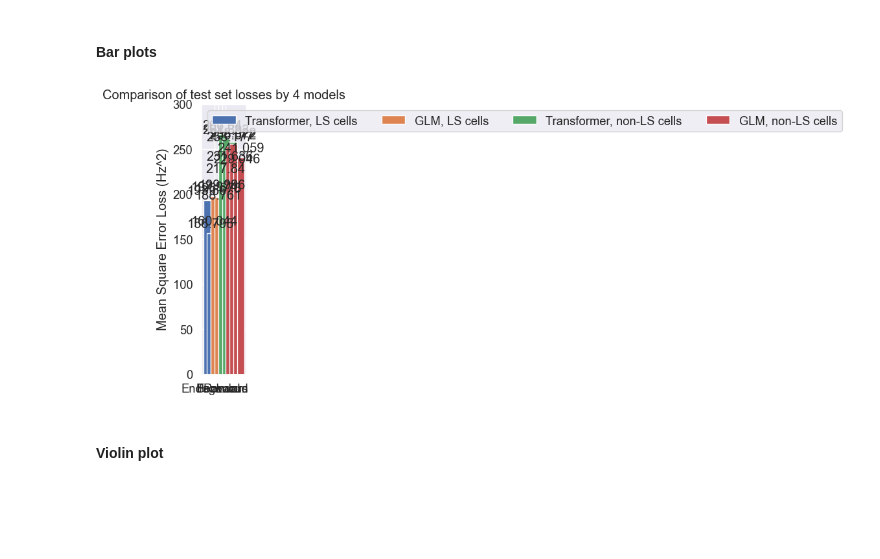
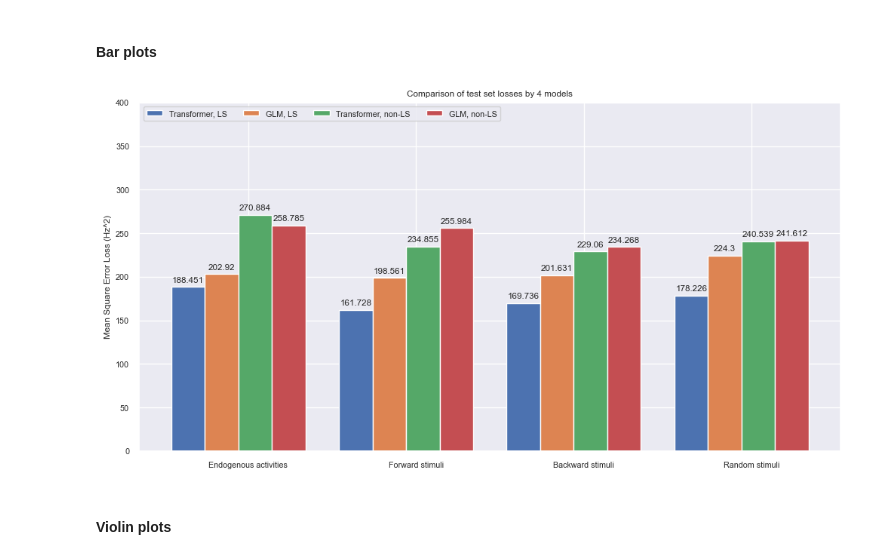
Before and after one commit to cngzlsh/approx_brain, a Jupyter notebook: poster.ipynb, the cells around one changed output. Drawn from its saved outputs; the diff is of its cells as text; code cells hidden in the pictures; blank space fills up the shorter version.

```diff
--- a/poster.ipynb
+++ b/poster.ipynb
@@ -83,7 +82,7 @@ Process all output (EPhys) data into independent vectors of length 1 (time step)
 The offset between input and output is -4 steps, found earlier by GLM. This is because there is a time delay in fluorescence decay.
 # %%
 tsteps = 15
-cutoff_size = 4
+cutoff_size = 2
 
 assert ephys_rates.shape[0] == img_array.shape[0]
 
@@ -311,10 +322,10 @@ Saved model parameters and training stats to ./data/biological/trained_models/LS
 Load best model parameters and show test losses
 # %%
 
-with open('./data/biological/trained_models/LS-transformer-param.pkl', 'rb') as f:
-    data = pickle.load(f)
-    f.close()
-return_dict = data['train_data']
+# with open('./data/biological/trained_models/LS-transformer-param.pkl', 'rb') as f:
+#     data = pickle.load(f)
+#     f.close()
+# return_dict = data['train_data']
 
 DNN_LS.load_state_dict(return_dict['best_eval_params'])
 
@@ -675,46 +682,48 @@ glm_nLS_losses
 # %% [markdown]
 #### Bar plots
 # %%
-stim_types = ['Endogenous', 'Forward', 'Backward', 'Random']
+sns.set(font_scale=0.7)
+stim_types = ['Endogenous activities', 'Forward stimuli', 'Backward stimuli', 'Random stimuli']
 mses = {
-    'Transformer, LS cells': (LS_test_pred_loss[non_stim_mse_idx].sum()/len(non_stim_mse_idx)/13,
+    'Transformer, LS': (LS_test_pred_loss[non_stim_mse_idx].sum()/len(non_stim_mse_idx)/13,
                               LS_test_pred_loss[forward_mse_idx].sum()/len(forward_mse_idx)/13,
                               LS_test_pred_loss[backward_mse_idx].sum()/len(backward_mse_idx)/13,
                               LS_test_pred_loss[random_mse_idx].sum()/len(random_mse_idx)/13),
-    'GLM, LS cells': (glm_LS_losses[non_stim_mse_idx].sum() / len(non_stim_mse_idx)/13,
+    'GLM, LS': (glm_LS_losses[non_stim_mse_idx].sum() / len(non_stim_mse_idx)/13,
                       glm_LS_losses[forward_mse_idx].sum() / len(forward_mse_idx)/13,
                       glm_LS_losses[backward_mse_idx].sum() / len(backward_mse_idx)/13,
                       glm_LS_losses[random_mse_idx].sum() / len(random_mse_idx)/13),
-    'Transformer, non-LS cells': (nLS_test_pred_loss[non_stim_mse_idx].sum() / len(non_stim_mse_idx)/64,
+    'Transformer, non-LS': (nLS_test_pred_loss[non_stim_mse_idx].sum() / len(non_stim_mse_idx)/64,
                                   nLS_test_pred_loss[forward_mse_idx].sum() / len(forward_mse_idx)/64,
                                   nLS_test_pred_loss[backward_mse_idx].sum() / len(backward_mse_idx)/64,
                                   nLS_test_pred_loss[random_mse_idx].sum() / len(random_mse_idx)/64),
-    'GLM, non-LS cells': (glm_nLS_losses[non_stim_mse_idx].sum() / len(non_stim_mse_idx)/64,
+    'GLM, non-LS': (glm_nLS_losses[non_stim_mse_idx].sum() / len(non_stim_mse_idx)/64,
                           glm_nLS_losses[forward_mse_idx].sum() / len(forward_mse_idx)/64,
                           glm_nLS_losses[backward_mse_idx].sum() / len(backward_mse_idx)/64,
                           glm_nLS_losses[random_mse_idx].sum() / len(random_mse_idx)/64)
 }
 
 x = np.arange(len(stim_types))
-width = 2  # the width of the bars
-multiplier = 0
-fig, ax = plt.subplots(layout='constrained')
+width = 0.2  # the width of the bars
+multiplier = -0.8
+fig, ax = plt.subplots(figsize=(12,6))
 
 for model, loss in mses.items():
     offset = width * multiplier
     rects = ax.bar(x + offset, loss, width, label=model)
     ax.bar_label(rects, padding=3)
     multiplier += 1
 
 # Add some text for labels, title and custom x-axis tick labels, etc.
 ax.set_ylabel('Mean Square Error Loss (Hz^2)')
 ax.set_title('Comparison of test set losses by 4 models')
 ax.set_xticks(x + width, stim_types)
 ax.legend(loc='upper left', ncols=4)
-ax.set_ylim(0, 300)
+ax.set_ylim(0, 400)
 
+plt.savefig('./figures/loss_bar_plot', bbox_inches='tight', dpi=350)
 plt.show()
 # %% [output]
-[figure, old version]
+[figure, new version]
 # %% [markdown]
-#### Violin plot
+#### Violin plots
```
Also changed, not shown: parts of 12 cells of this notebook, 3 other files.
